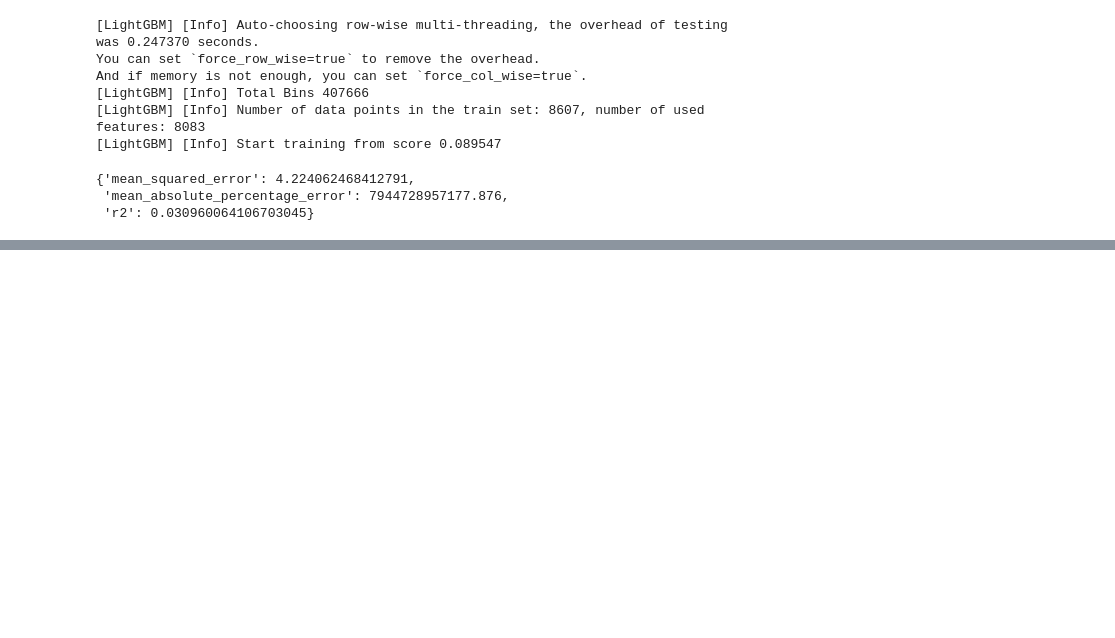
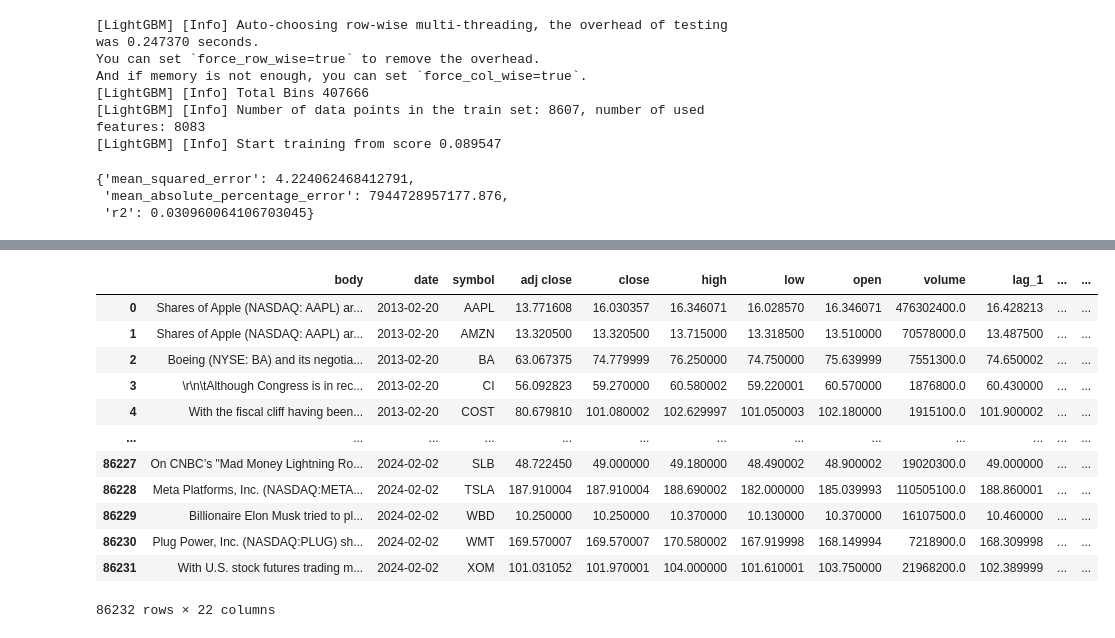
Before and after one commit to E03S/Portfolio_Optimisation, a Jupyter notebook: portfolio_optimisation/notebooks/nlp_cat_boost_exp.ipynb, the cells around one changed output, grey strips where cells are left out. Cells and saved outputs as stored; diff of their text form; code cells hidden in the pictures; blank space fills up the shorter version.

```diff
--- a/portfolio_optimisation/notebooks/nlp_cat_boost_exp.ipynb
+++ b/portfolio_optimisation/notebooks/nlp_cat_boost_exp.ipynb
@@ -407,0 +441,13 @@ And if memory is not enough, you can set `force_col_wise=true`.
+# %%
+df_news = pd.read_csv('datasets/news_sp_500.csv').iloc[:,2:][['updated', 'stocks', 'body']].dropna()
+
+df_news['stocks'] = df_news['stocks'].apply(eval).apply(lambda x: [entry['name'] for entry in x])
+
+df_news = df_news.explode('stocks')
+
+df_news['updated'] = pd.to_datetime(df_news['updated']).dt.tz_localize(None)
+
+df_news['updated'] = df_news['updated'].dt.date
+df_news['updated'] = pd.to_datetime(df_news['updated'])
+
+df_news.head()
@@ -407,0 +461,2 @@ And if memory is not enough, you can set `force_col_wise=true`.
+# %%
+df_news_daily = df_news.groupby([df_news['updated'], 'stocks'])['body'].apply(lambda x: '\n'.join(x)).reset_index()
@@ -407,0 +515,24 @@ And if memory is not enough, you can set `force_col_wise=true`.
+# %%
+df_merged = df_news_daily.merge(df_stocks,
+                                how='inner',
+                                left_on=['updated', 'stocks'],
+                                right_on=['Date', 'Symbol'])
+
+
+df_merged.drop(['stocks', 'updated'], axis=1, inplace=True)
+df_merged.columns = df_merged.columns.str.lower()
+df_merged
+# %% [output]
+|  | body | date | symbol | adj close | close | high | low | open | volume | lag_1 | ... | ... |
+| 0 | Shares of Apple (NASDAQ: AAPL) ar... | 2013-02-20 | AAPL | 13.771608 | 16.030357 | 16.346071 | 16.028570 | 16.346071 | 476302400.0 | 16.428213 | ... | ... |
+| 1 | Shares of Apple (NASDAQ: AAPL) ar... | 2013-02-20 | AMZN | 13.320500 | 13.320500 | 13.715000 | 13.318500 | 13.510000 | 70578000.0 | 13.487500 | ... | ... |
+| 2 | Boeing (NYSE: BA) and its negotia... | 2013-02-20 | BA | 63.067375 | 74.779999 | 76.250000 | 74.750000 | 75.639999 | 7551300.0 | 74.650002 | ... | ... |
+| 3 | \r\n\tAlthough Congress is in rec... | 2013-02-20 | CI | 56.092823 | 59.270000 | 60.580002 | 59.220001 | 60.570000 | 1876800.0 | 60.430000 | ... | ... |
+| 4 | With the fiscal cliff having been... | 2013-02-20 | COST | 80.679810 | 101.080002 | 102.629997 | 101.050003 | 102.180000 | 1915100.0 | 101.900002 | ... | ... |
+| ... | ... | ... | ... | ... | ... | ... | ... | ... | ... | ... | ... | ... |
+| 86227 | On CNBC’s "Mad Money Lightning Ro... | 2024-02-02 | SLB | 48.722450 | 49.000000 | 49.180000 | 48.490002 | 48.900002 | 19020300.0 | 49.000000 | ... | ... |
+| 86228 | Meta Platforms, Inc. (NASDAQ:META... | 2024-02-02 | TSLA | 187.910004 | 187.910004 | 188.690002 | 182.000000 | 185.039993 | 110505100.0 | 188.860001 | ... | ... |
+| 86229 | Billionaire Elon Musk tried to pl... | 2024-02-02 | WBD | 10.250000 | 10.250000 | 10.370000 | 10.130000 | 10.370000 | 16107500.0 | 10.460000 | ... | ... |
+| 86230 | Plug Power, Inc. (NASDAQ:PLUG) sh... | 2024-02-02 | WMT | 169.570007 | 169.570007 | 170.580002 | 167.919998 | 168.149994 | 7218900.0 | 168.309998 | ... | ... |
+| 86231 | With U.S. stock futures trading m... | 2024-02-02 | XOM | 101.031052 | 101.970001 | 104.000000 | 101.610001 | 103.750000 | 21968200.0 | 102.389999 | ... | ... |
+86232 rows × 22 columns
```
Also changed, not shown: parts of 26 cells of this notebook, 10 other files.
